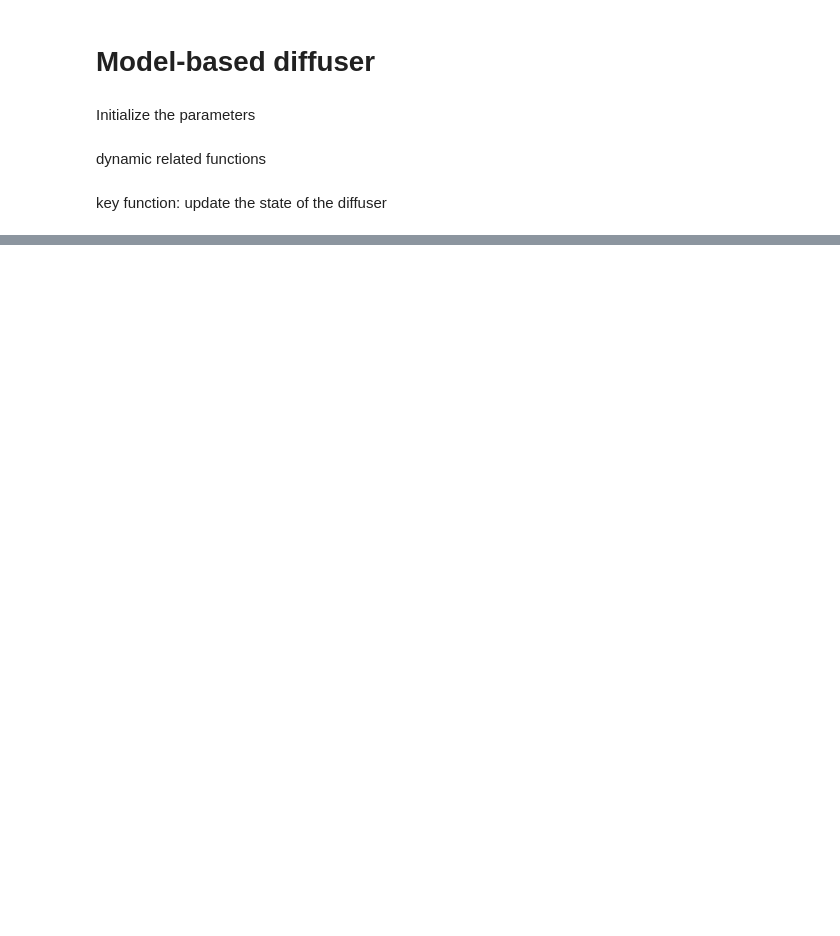
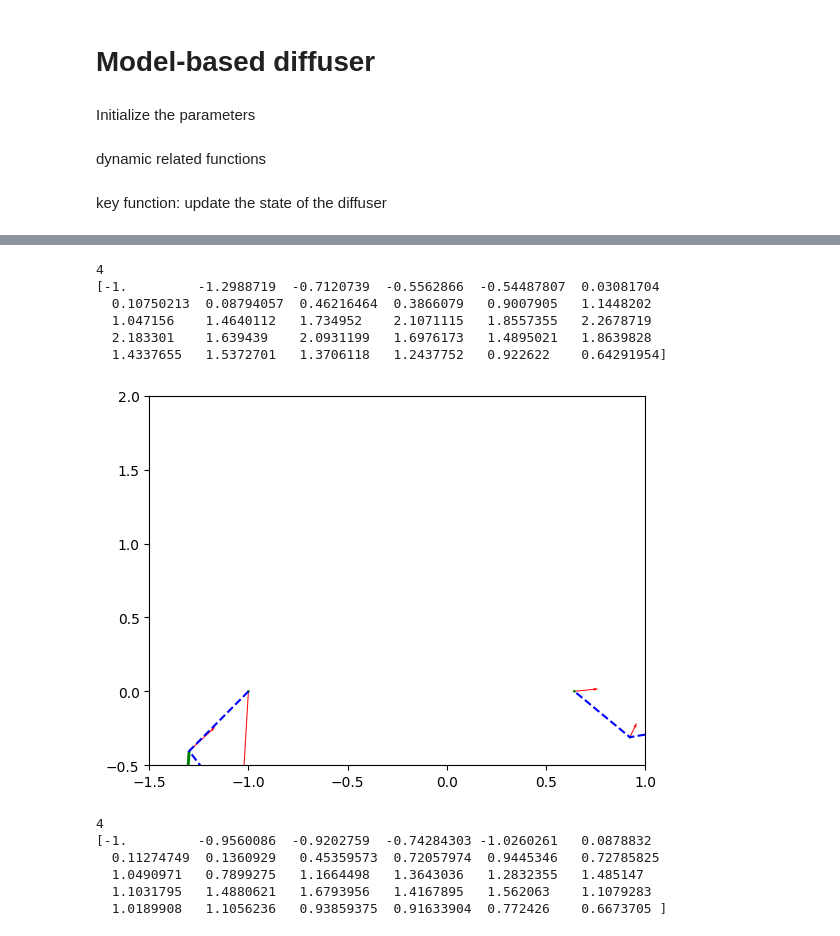
Before and after one commit to LeCAR-Lab/model-based-diffusion, a Jupyter notebook: mdb.ipynb, the cells around one changed output, grey strips where cells are left out. Cells and saved outputs as stored; diff of their text form; code cells hidden in the pictures; blank space fills up the shorter version.

```diff
--- a/mdb.ipynb
+++ b/mdb.ipynb
@@ -642 +774,73 @@ Input #0, image2, from 'figure/%d.png':
 [figure]
+# %%
+fig, ax = plt.subplots(1, 1)
+j=4
+print(j)
+ax.set_xlim([-1.5, 1.0])
+ax.set_ylim([-0.5, 2])
+ax.plot(
+            x_traj[j, :, 0],
+            x_traj[j, :, 1],
+            "b--",
+        )
+ax.quiver(
+            x_traj[j, :,0],
+            x_traj[j,:,1],
+            logpd_grad_x[j,:,0],
+            logpd_grad_x[j,:,1],
+            width = 0.002,
+            headwidth=3,
+            color='r',)
+ax.quiver(
+            x_traj[j, :,0],
+            x_traj[j,:,1],
+            barrier_grad_x[j,:,0],
+            barrier_grad_x[j,:,1],
+            width = 0.006,
+            headwidth=3,
+            color='g',)
+
+print(x_traj[j,:,0])
+# %% [output]
+4
+[-1.         -1.2988719  -0.7120739  -0.5562866  -0.54487807  0.03081704
+  0.10750213  0.08794057  0.46216464  0.3866079   0.9007905   1.1448202
+  1.047156    1.4640112   1.734952    2.1071115   1.8557355   2.2678719
+  2.183301    1.639439    2.0931199   1.6976173   1.4895021   1.8639828
+  1.4337655   1.5372701   1.3706118   1.2437752   0.922622    0.64291954]
+[figure, added]
+# %%
+print(j)
+j=0
+ax.set_xlim([-1.5, 0.5])
+ax.set_ylim([-0.5, 1.5])
+ax.plot(
+            x_traj[j, :, 0],
+            x_traj[j, :, 1],
+            "b",
+        )
+ax.quiver(
+            x_traj[j, :,0],
+            x_traj[j,:,1],
+            logpd_grad_x[j,:,0],
+            logpd_grad_x[j,:,1],
+            width = 0.002,
+            headwidth=3,
+            color='r',)
+ax.quiver(
+            x_traj[j, :,0],
+            x_traj[j,:,1],
+            barrier_grad_x[j,:,0],
+            barrier_grad_x[j,:,1],
+            width = 0.006,
+            headwidth=3,
+            color='g',)
+
+print(x_traj[j,:,0])
+# %% [output]
+4
+[-1.         -0.9560086  -0.9202759  -0.74284303 -1.0260261   0.0878832
+  0.11274749  0.1360929   0.45359573  0.72057974  0.9445346   0.72785825
+  1.0490971   0.7899275   1.1664498   1.3643036   1.2832355   1.485147
+  1.1031795   1.4880621   1.6793956   1.4167895   1.562063    1.1079283
+  1.0189908   1.1056236   0.93859375  0.91633904  0.772426    0.6673705 ]
```
Also changed, not shown: parts of 10 cells of this notebook.
